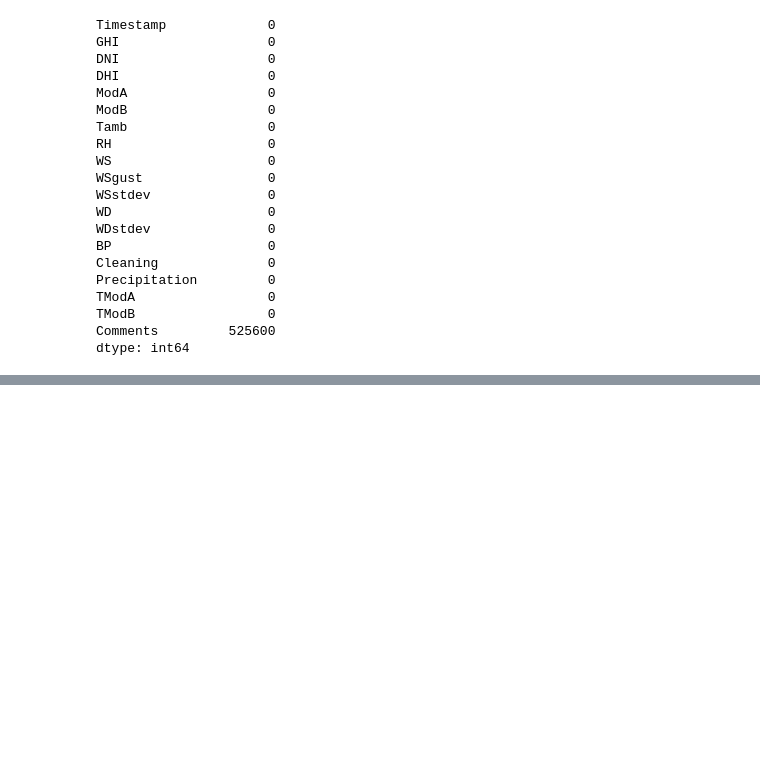
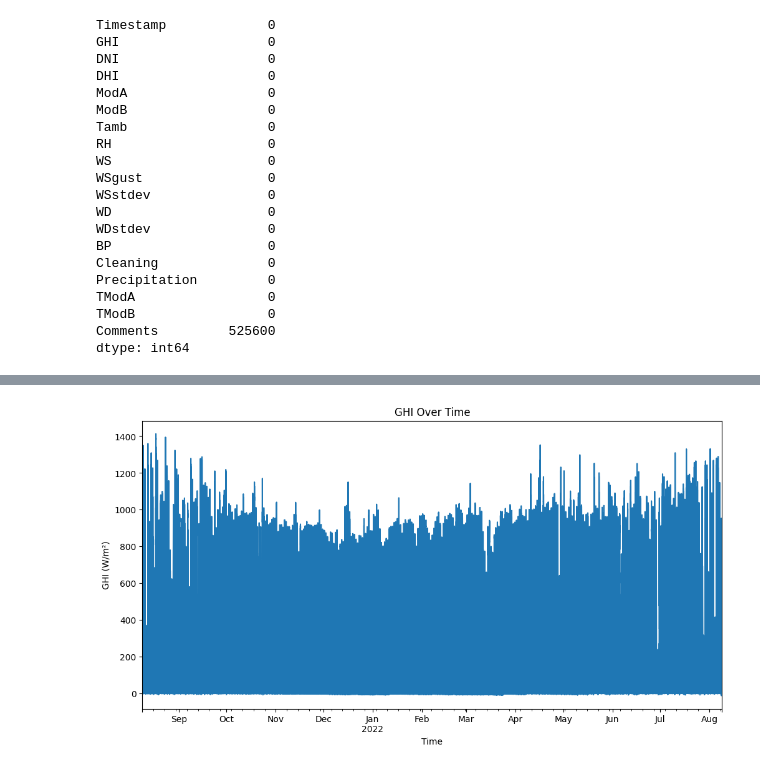
Before and after one commit to oim1999/kaim-week-0, a Jupyter notebook: notebooks/EDA-benin-malanville.ipynb, the cells around one changed output, grey strips where cells are left out. Cells and saved outputs as stored; diff of their text form; code cells hidden in the pictures; blank space fills up the shorter version.

```diff
--- a/notebooks/EDA-benin-malanville.ipynb
+++ b/notebooks/EDA-benin-malanville.ipynb
@@ -68,0 +170,7 @@ dtype: int64
+# %%
+# Checking for negative values
+negative_values = ds[['GHI', 'DNI', 'DHI', 'ModA', 'ModB', 'WS', 'WSgust']] < 0
+print("Columns with Negative Values:\n", negative_values.any())
+
+# then drop rows with negative values
+ds = ds[(ds[['GHI', 'DNI', 'DHI', 'ModA', 'ModB', 'WS', 'WSgust']] >= 0).all(axis=1)]
@@ -68,0 +187,13 @@ dtype: int64
+# %%
+import matplotlib.pyplot as plt
+
+ds['Timestamp'] = pd.to_datetime(ds['Timestamp'])
+ds.set_index('Timestamp', inplace=True)
+
+plt.figure(figsize=(12, 6))
+ds['GHI'].plot(title="GHI Over Time")
+plt.xlabel('Time')
+plt.ylabel('GHI (W/m²)')
+plt.show()
+# %% [output]
+[figure, added]
```
Also changed, not shown: parts of 9 cells of this notebook, 3 other files.
